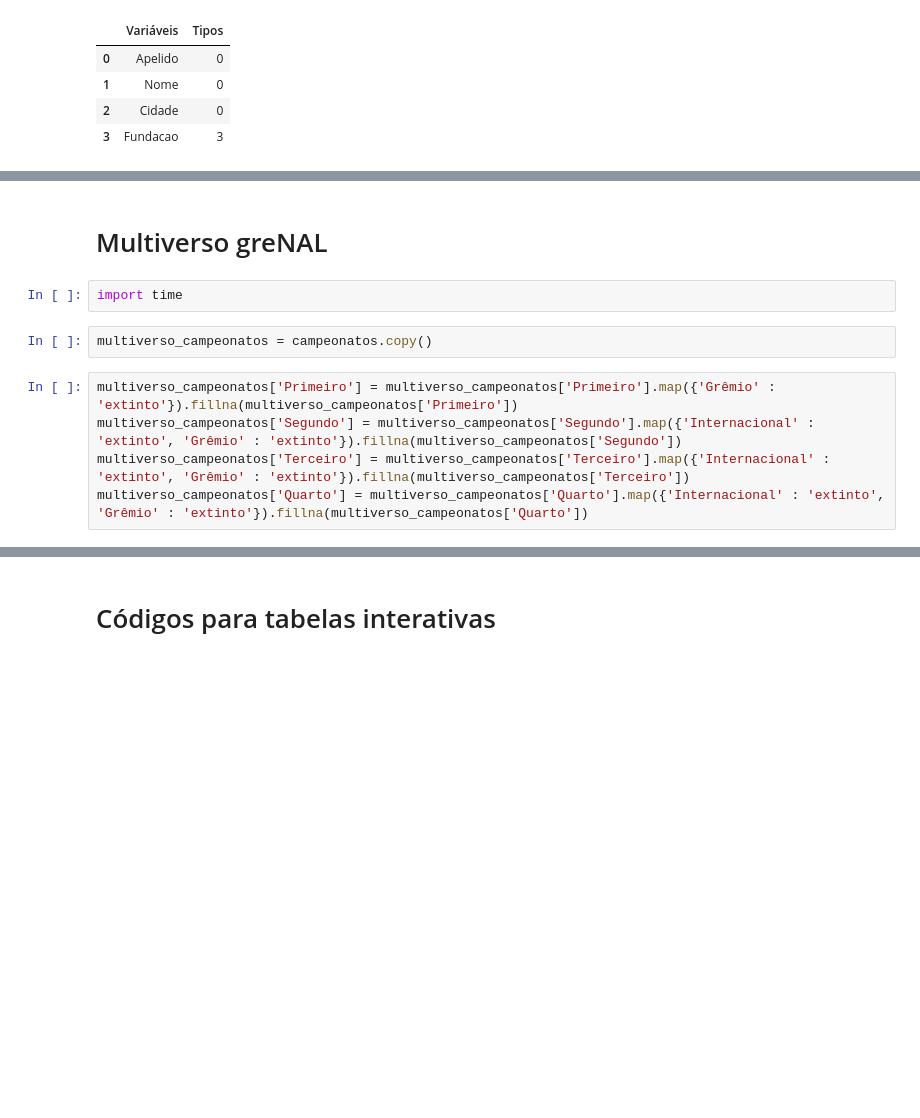
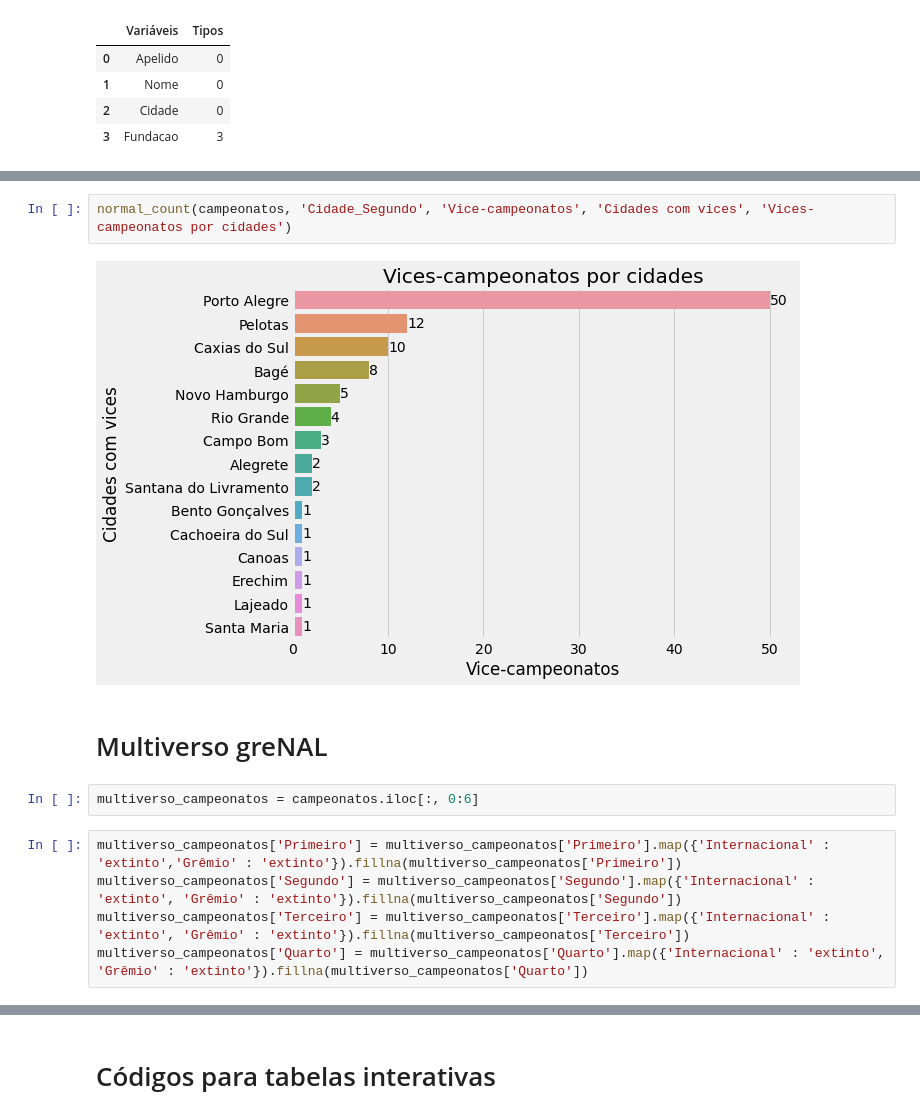
Before and after one commit to VitorBSP/Multiverso_greNAL, a Jupyter notebook: analise.ipynb, the cells around one changed output, grey strips where cells are left out. Saved outputs shown, nothing was run; the diff lists cells and outputs as text; blank space fills up the shorter version.

```diff
--- a/analise.ipynb
+++ b/analise.ipynb
@@ -172,11 +135,13 @@ plt.show()
+# %%
+normal_count(campeonatos, 'Cidade_Segundo', 'Vice-campeonatos', 'Cidades com vices', 'Vices-campeonatos por cidades')
+# %% [output]
+[figure, added]
 # %% [markdown]
 # Multiverso greNAL
-# %%
-import time
 # %%
-multiverso_campeonatos = campeonatos.copy()
+multiverso_campeonatos = campeonatos.iloc[:, 0:6]
 # %%
-multiverso_campeonatos['Primeiro'] = multiverso_campeonatos['Primeiro'].map({'Grêmio' : 'extinto'}).fillna(multiverso_campeonatos['Primeiro'])
+multiverso_campeonatos['Primeiro'] = multiverso_campeonatos['Primeiro'].map({'Internacional' : 'extinto','Grêmio' : 'extinto'}).fillna(multiverso_campeonatos['Primeiro'])
 multiverso_campeonatos['Segundo'] = multiverso_campeonatos['Segundo'].map({'Internacional' : 'extinto', 'Grêmio' : 'extinto'}).fillna(multiverso_campeonatos['Segundo'])
 multiverso_campeonatos['Terceiro'] = multiverso_campeonatos['Terceiro'].map({'Internacional' : 'extinto', 'Grêmio' : 'extinto'}).fillna(multiverso_campeonatos['Terceiro'])
 multiverso_campeonatos['Quarto'] = multiverso_campeonatos['Quarto'].map({'Internacional' : 'extinto', 'Grêmio' : 'extinto'}).fillna(multiverso_campeonatos['Quarto'])
```
Also changed, not shown: parts of 29 cells of this notebook, 2 other files.
